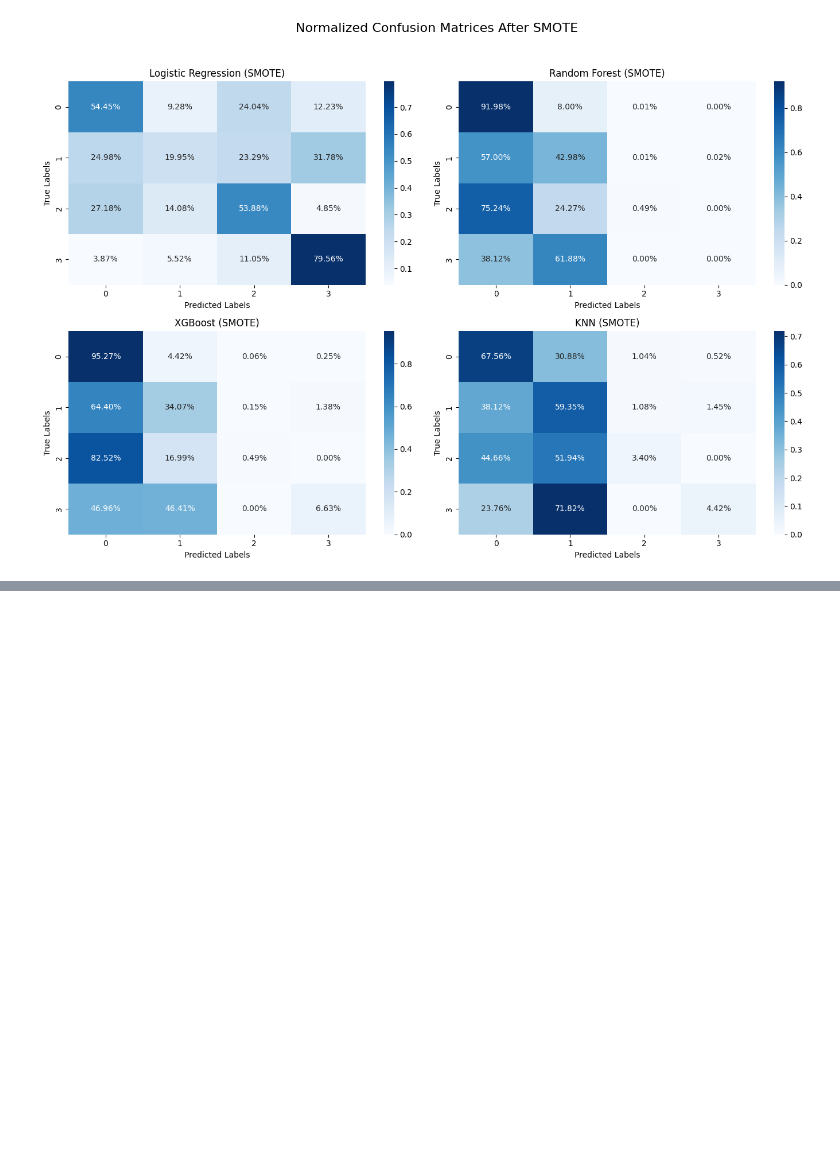
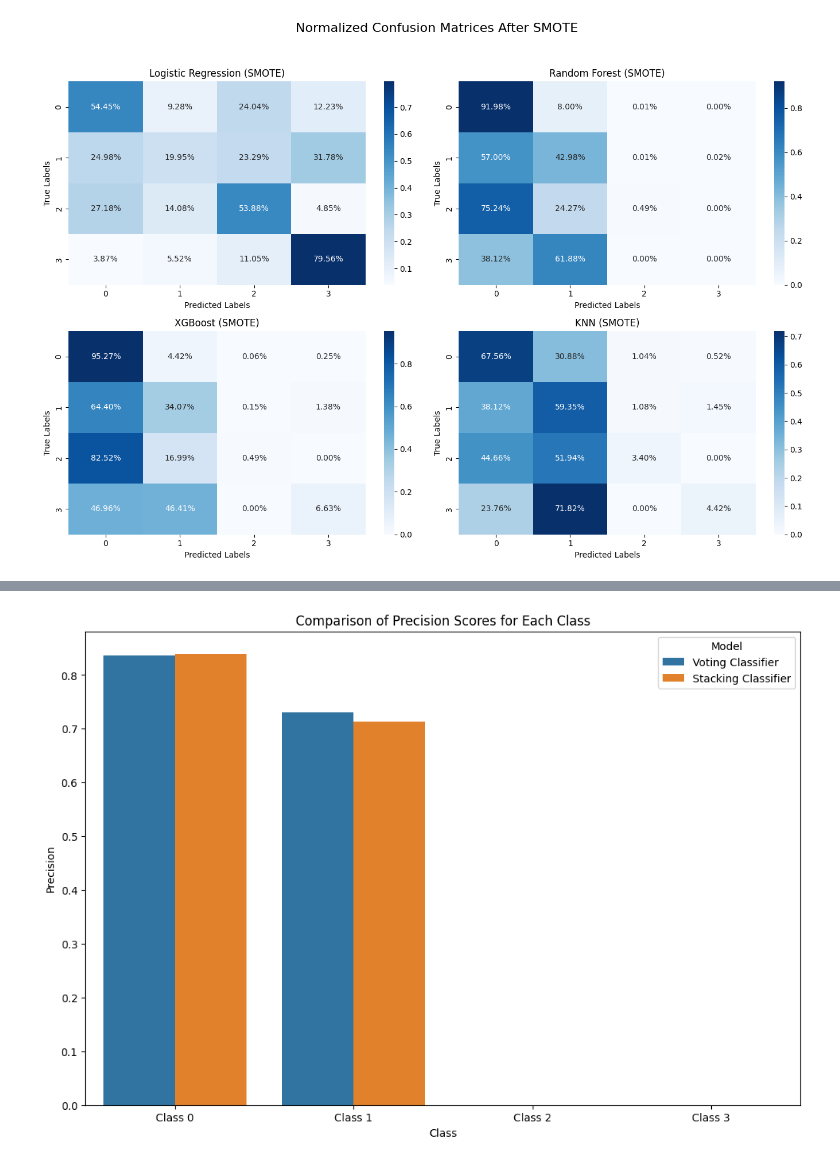
Before and after one commit to DataScienceAndEngineering/machine-learning-dse-i210-final-project-nyc-car-accident-severity, a Jupyter notebook: notebooks/Summary-NB-Original-Dataset.ipynb, the cells around one changed output, grey strips where cells are left out. Saved outputs shown, nothing was run; the diff lists cells and outputs as text; code cells hidden in the pictures; blank space fills up the shorter version.

```diff
--- a/notebooks/Summary-NB-Original-Dataset.ipynb
+++ b/notebooks/Summary-NB-Original-Dataset.ipynb
@@ -742,0 +1001,68 @@ print(all_results)
+# %%
+# Define the base models
+rf = RandomForestClassifier(random_state=42, n_jobs=-1)
+xgb = XGBClassifier(random_state=42, use_label_encoder=False, eval_metric='logloss', n_jobs=-1)
+log_reg = LogisticRegression(n_jobs=-1)
+
+# Voting Classifier
+voting_clf = VotingClassifier(estimators=[('rf', rf), ('xgb', xgb)], voting='soft', n_jobs=-1)
+
+# Stacking Classifier
+stacking_clf = StackingClassifier(estimators=[('rf', rf), ('xgb', xgb)], final_estimator=log_reg, passthrough=True, n_jobs=-1)
+
+# Train and evaluate each model
+models = {
+    'Voting Classifier': voting_clf,
+    'Stacking Classifier': stacking_clf,
+}
+
+results = {}
+
+for model_name, model in models.items():
+    # Train the model
+    model.fit(X_train_scaled, y_train)
+
+    # Make predictions
+    y_pred = model.predict(X_test_scaled)
+
+    # Get precision scores for each class
+    precision_scores = precision_score(y_test, y_pred, average=None)
+
+    # Store results
+    results[model_name] = {
+        'Precision Scores': precision_scores,
+        'Report': classification_report(y_test, y_pred, output_dict=True)
+    }
+
+# Print classification reports and precision scores
+for model_name, metrics in results.items():
+    print(f"Model: {model_name}")
+    print("\nPrecision Scores:")
+    for i, score in enumerate(metrics['Precision Scores']):
+        print(f"Class {i}: {score:.4f}")
+    print("\nClassification Report:")
+    print(pd.DataFrame(metrics['Report']).transpose())
+    print("\n" + "-"*60 + "\n")
+
+# Prepare data for plotting
+precision_data = {
+    'Class': [],
+    'Precision': [],
+    'Model': []
+}
+
+for model_name, metrics in results.items():
+    for i, score in enumerate(metrics['Precision Scores']):
+        precision_data['Class'].append(f'Class {i}')
+        precision_data['Precision'].append(score)
+        precision_data['Model'].append(model_name)
+
+precision_df = pd.DataFrame(precision_data)
+
+# Plot the precision for each class
+plt.figure(figsize=(12, 8))
+sns.barplot(x='Class', y='Precision', hue='Model', data=precision_df)
+plt.title('Comparison of Precision Scores for Each Class')
+plt.ylabel('Precision')
+plt.show()
+# %% [output]
@@ -742,0 +1086 @@ print(all_results)
+[figure, added]
```
Also changed, not shown: parts of 12 cells of this notebook.
